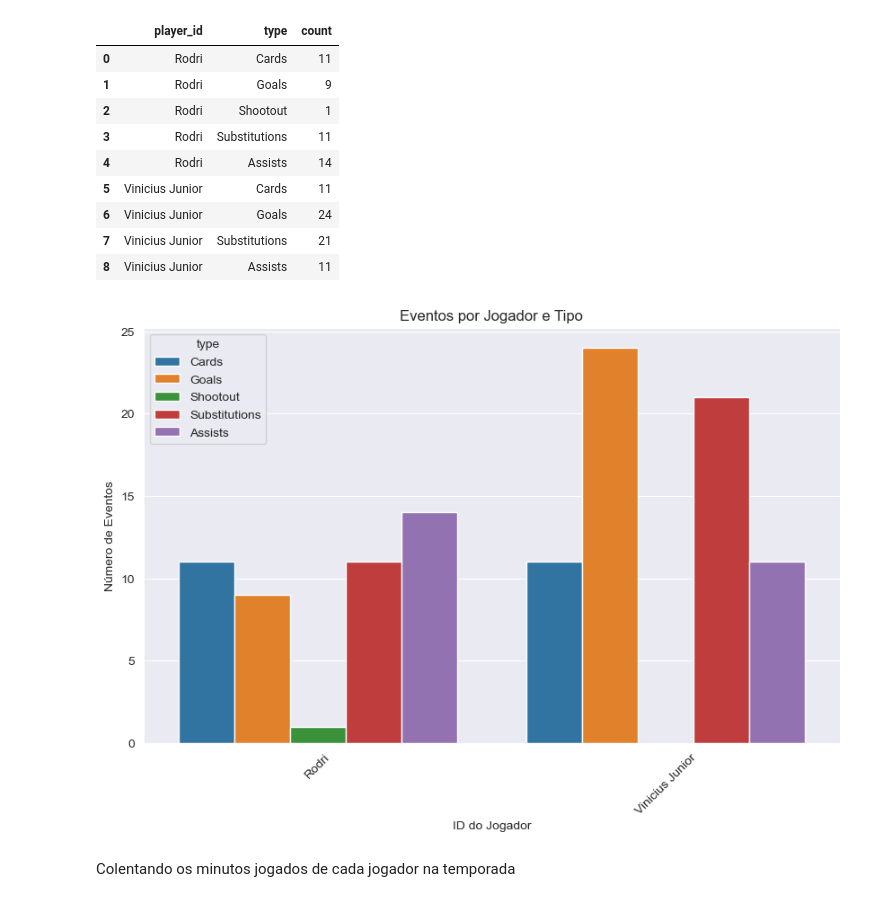
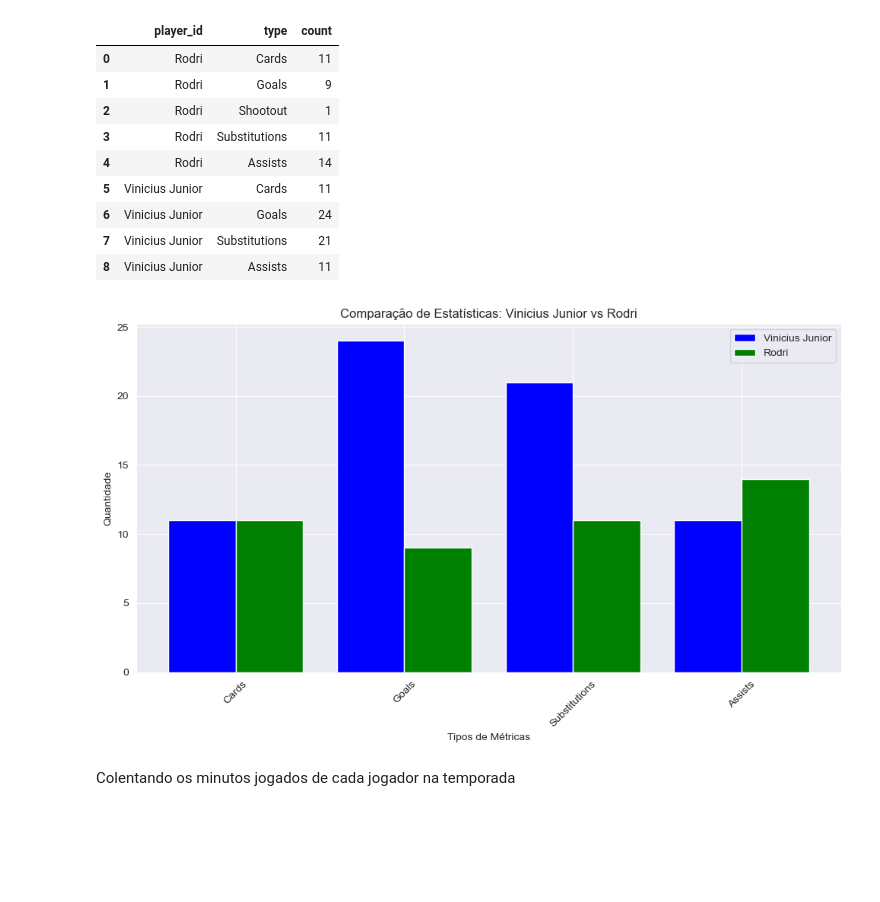
Before and after one commit to felipsants/trabalho-final-org_dados, a Jupyter notebook: datasets/EDA.ipynb, the cells around one changed output. Drawn from its saved outputs; the diff is of its cells as text; code cells hidden in the pictures; blank space fills up the shorter version.

Commit message:
mudei a forma de um gráfico

```diff
--- a/datasets/EDA.ipynb
+++ b/datasets/EDA.ipynb
@@ -294,20 +294,43 @@ events_rodri_vinijr.head(20)
 | 6 | Vinicius Junior | Goals | 24 |
 | 7 | Vinicius Junior | Substitutions | 21 |
 | 8 | Vinicius Junior | Assists | 11 |
-# %%
-# Criar um gráfico de barras
-plt.figure(figsize=(10, 6))
-sns.barplot(data=events_rodri_vinijr, x='player_id', y='count', hue='type')
-
-# Adicionar títulos e rótulos aos eixos
-plt.title('Eventos por Jogador e Tipo')
-plt.xlabel('ID do Jogador')
-plt.ylabel('Número de Eventos')
-plt.xticks(rotation=45)
-
-plt.show()
-# %% [output]
-[figure, removed]
+# %%
+# Filtrar os dados de cada jogador
+linhas_vini = events_rodri_vinijr[events_rodri_vinijr.player_id == 'Vinicius Junior']
+linhas_rodri = events_rodri_vinijr[events_rodri_vinijr.player_id == 'Rodri']
+
+# Excluir a métrica "Shootout" de Rodri
+linhas_rodri = linhas_rodri[linhas_rodri["type"] != "Shootout"]
+
+# Garantir que as métricas estão na mesma ordem para ambos os jogadores
+linhas_vini = linhas_vini.set_index("type")
+linhas_rodri = linhas_rodri.set_index("type")
+
+# Listas de contagem para as barras
+vini_counts = linhas_vini["count"]
+rodri_counts = linhas_rodri["count"]
+
+# Criar valores de x para barras agrupadas
+x = range(len(vini_counts))  # Base para o eixo x
+width = 0.4  # Largura das barras
+
+# Criar o gráfico de barras
+plt.figure(figsize=(10, 6))
+plt.bar([pos - width/2 for pos in x], vini_counts, width=width, label="Vinicius Junior", color="blue")
+plt.bar([pos + width/2 for pos in x], rodri_counts, width=width, label="Rodri", color="green")
+
+# Configurações do gráfico
+plt.xlabel("Tipos de Métricas")
+plt.ylabel("Quantidade")
+plt.title("Comparação de Estatísticas: Vinicius Junior vs Rodri")
+plt.xticks(ticks=x, labels=vini_counts.index, rotation=45)  # Rótulos no eixo X
+plt.legend()
+plt.tight_layout()
+
+# Mostrar o gráfico
+plt.show()
+# %% [output]
+[figure, added]
 # %% [markdown]
 Colentando os minutos jogados de cada jogador na temporada
 # %%
```
Also changed, not shown: parts of 1 cell of this notebook.
